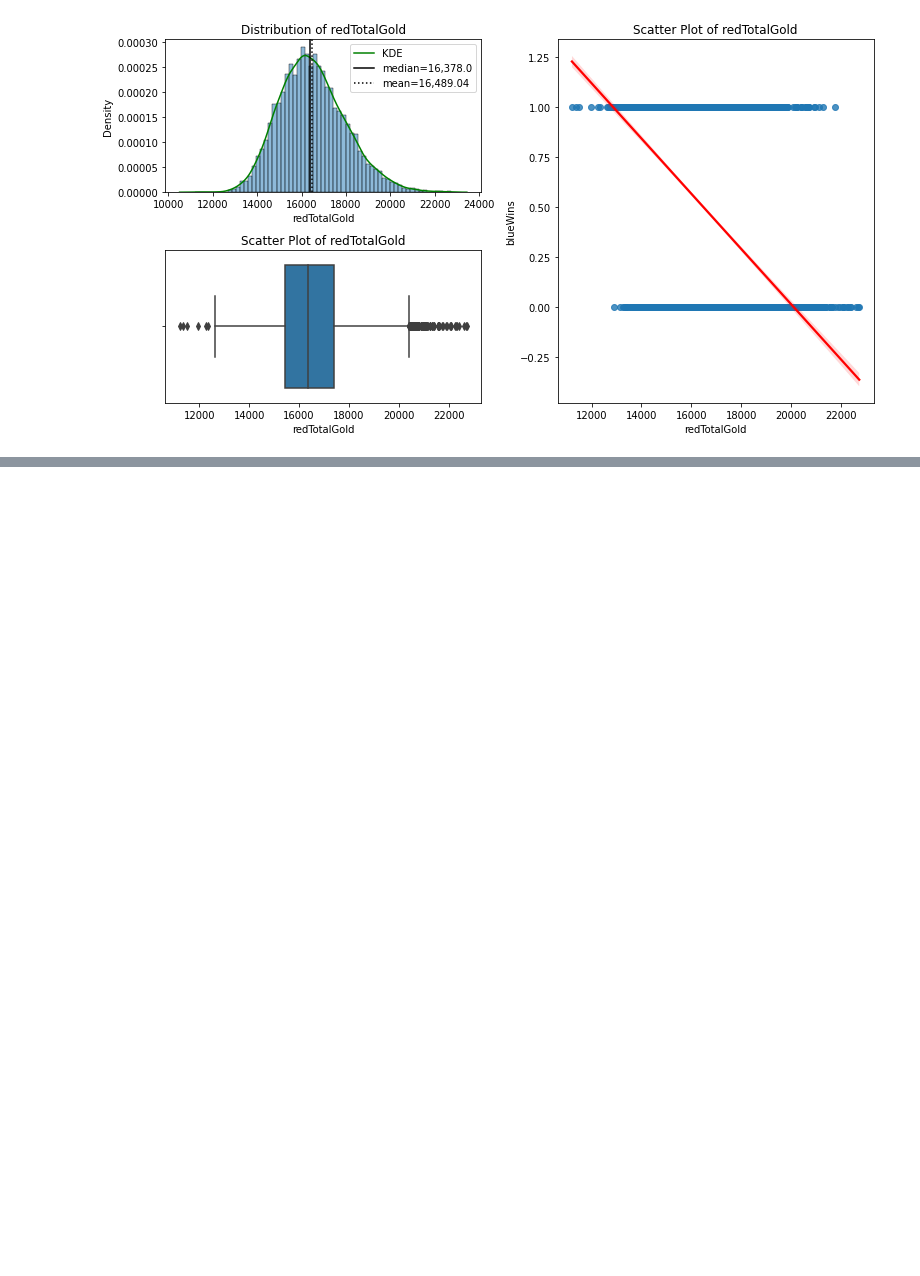
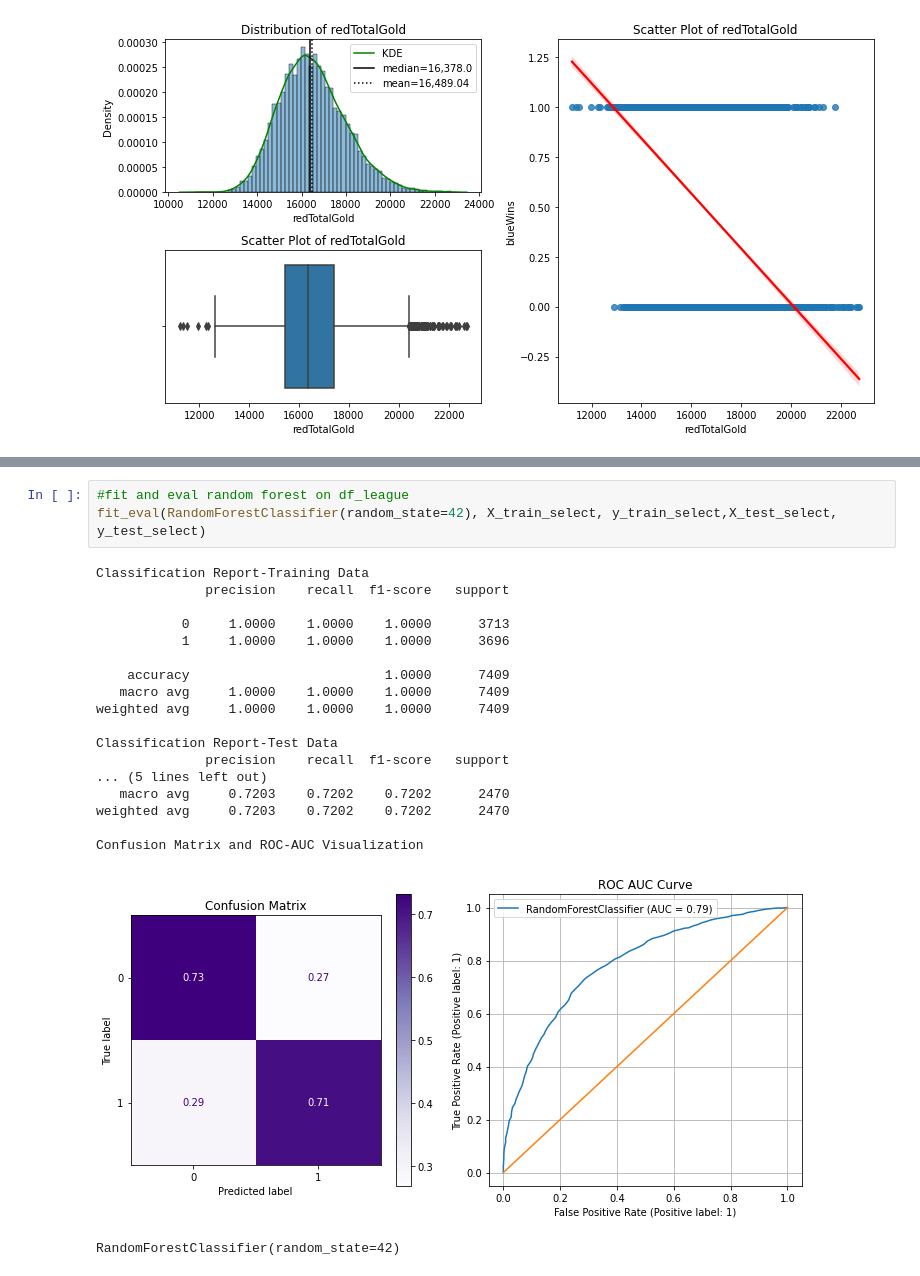
Before and after one commit to EricTHNguyen/My-league-game-analysis, a Jupyter notebook: notebook7b14834385.ipynb, the cells around one changed output, grey strips where cells are left out. Drawn from its saved outputs; the diff is of its cells as text; blank space fills up the shorter version.

```diff
--- a/notebook7b14834385.ipynb
+++ b/notebook7b14834385.ipynb
@@ -335,0 +472,23 @@ def fit_eval(model, X_train, y_train, X_test, y_test, digits=4, figsize=(10,5),
+# %%
+#fit and eval random forest on df_league
+fit_eval(RandomForestClassifier(random_state=42), X_train_select, y_train_select,X_test_select, y_test_select)
+# %% [output]
+Classification Report-Training Data
+              precision    recall  f1-score   support
+
+           0     1.0000    1.0000    1.0000      3713
+           1     1.0000    1.0000    1.0000      3696
+
+    accuracy                         1.0000      7409
+   macro avg     1.0000    1.0000    1.0000      7409
+weighted avg     1.0000    1.0000    1.0000      7409
+
+Classification Report-Test Data
+              precision    recall  f1-score   support
+... (5 lines left out)
+   macro avg     0.7203    0.7202    0.7202      2470
+weighted avg     0.7203    0.7202    0.7202      2470
+
+Confusion Matrix and ROC-AUC Visualization
+[figure, added]
+RandomForestClassifier(random_state=42)
```
Also changed, not shown: parts of 8 cells of this notebook.
